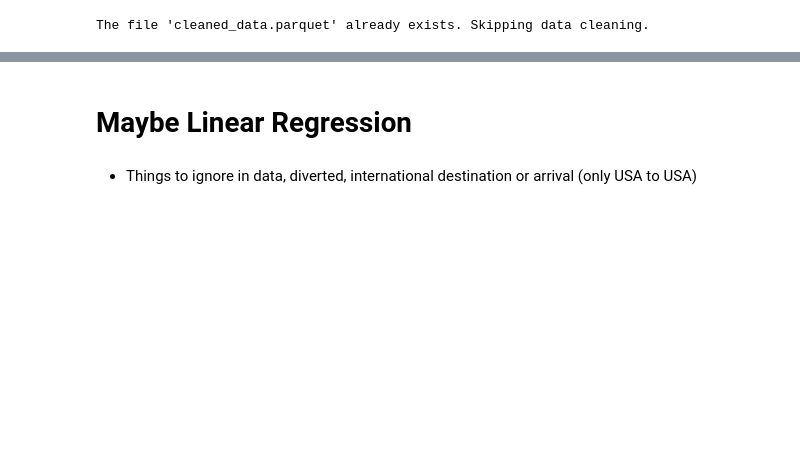
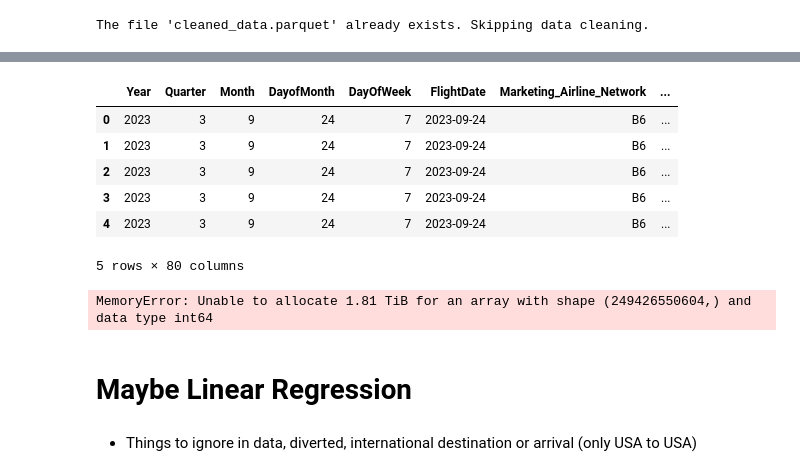
Before and after one commit to trevormgray/NN-Project, a Jupyter notebook: Flights.ipynb, the cells around one changed output, grey strips where cells are left out. Cells and saved outputs as stored; diff of their text form; code cells hidden in the pictures; blank space fills up the shorter version.

```diff
--- a/Flights.ipynb
+++ b/Flights.ipynb
@@ -273,0 +316,15 @@ X.head()
+# %%
+merged_data.head()
+# %% [output]
+|  | Year | Quarter | Month | DayofMonth | DayOfWeek | FlightDate | Marketing_Airline_Network | ... |
+| 0 | 2023 | 3 | 9 | 24 | 7 | 2023-09-24 | B6 | ... |
+| 1 | 2023 | 3 | 9 | 24 | 7 | 2023-09-24 | B6 | ... |
+| 2 | 2023 | 3 | 9 | 24 | 7 | 2023-09-24 | B6 | ... |
+| 3 | 2023 | 3 | 9 | 24 | 7 | 2023-09-24 | B6 | ... |
+| 4 | 2023 | 3 | 9 | 24 | 7 | 2023-09-24 | B6 | ... |
+5 rows × 80 columns
+# %%
+merged_data = merged_data.merge(weather_data, left_on='Origin', right_on='IATA', how='left')
+merged_data.to_parquet('weather-to-main.parquet')
+# %% [output]
+MemoryError: Unable to allocate 1.81 TiB for an array with shape (249426550604,) and data type int64
```
Also changed, not shown: parts of 15 cells of this notebook, 1 other file.
